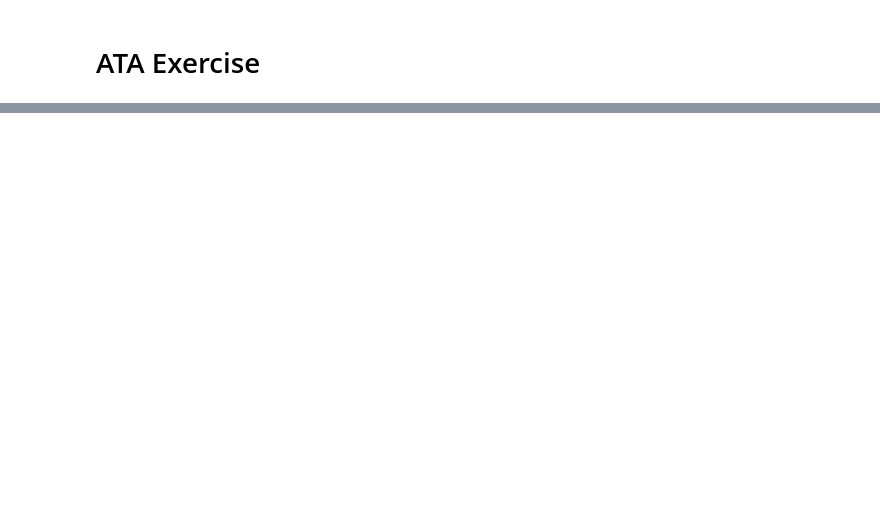
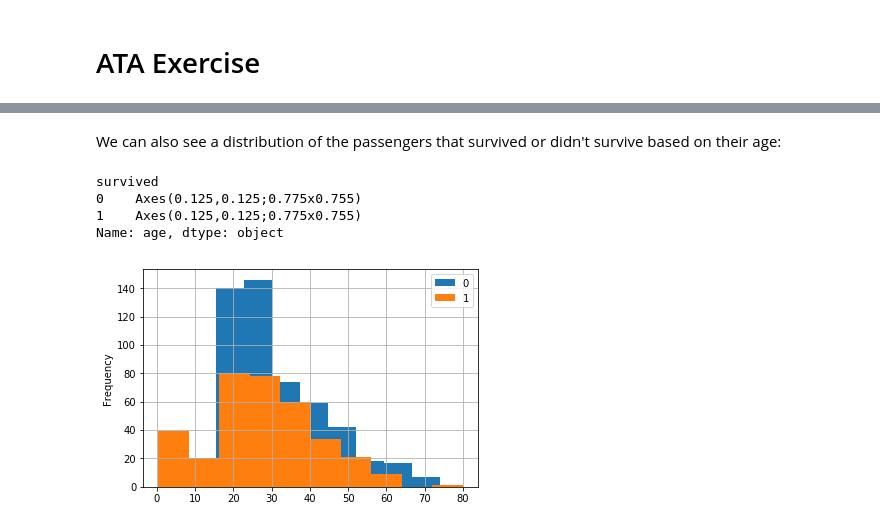
Before and after one commit to has220/ATA-Exercise, a Jupyter notebook: jupyter-postgres.ipynb, the cells around one changed output, grey strips where cells are left out. Drawn from its saved outputs; the diff is of its cells as text; code cells hidden in the pictures; blank space fills up the shorter version.

```diff
--- a/jupyter-postgres.ipynb
+++ b/jupyter-postgres.ipynb
@@ -34,0 +74,10 @@ df.head()
+# %% [markdown]
+We can also see a distribution of the passengers that survived or didn't survive based on their age:
+# %%
+df_new.groupby('survived')['age'].plot(kind='hist', grid=True, legend=True)
+# %% [output]
+survived
+0    Axes(0.125,0.125;0.775x0.755)
+1    Axes(0.125,0.125;0.775x0.755)
+Name: age, dtype: object
+[figure, added]
```
Also changed, not shown: parts of 14 cells of this notebook, 1 other file.
